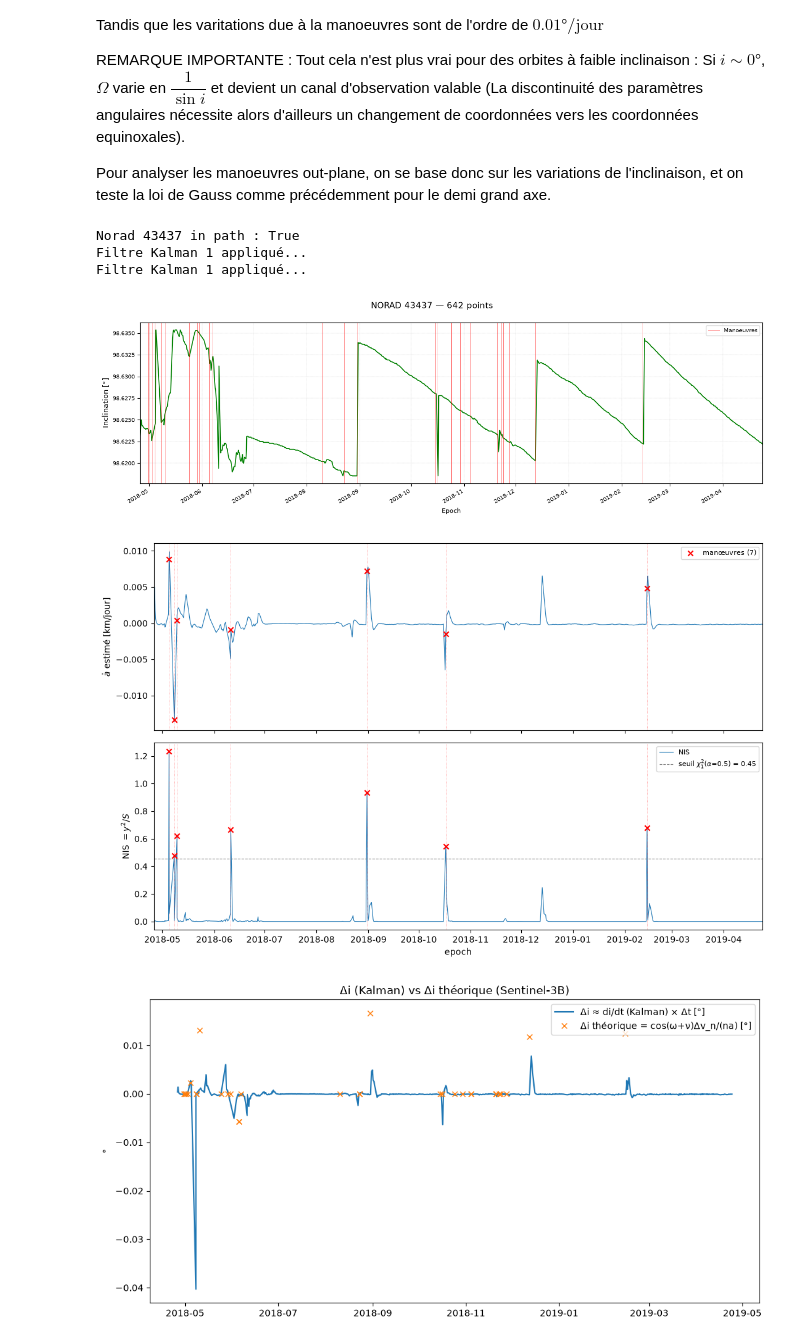
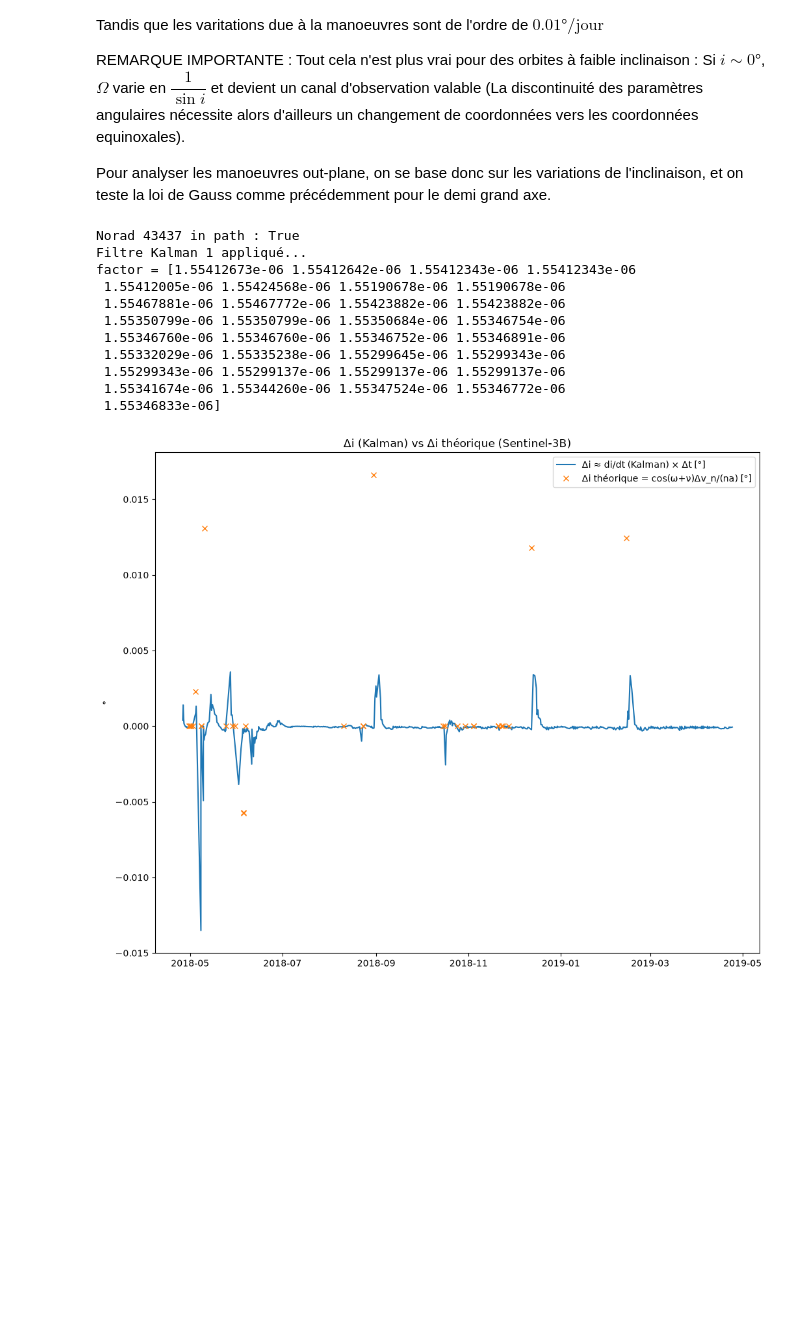
Before and after one commit to etiennechevrolat/ssa-analysis, a Jupyter notebook: src/viz/datasets_analysis.ipynb, the cells around one changed output. Drawn from its saved outputs; the diff is of its cells as text; code cells hidden in the pictures; blank space fills up the shorter version.

```diff
--- a/src/viz/datasets_analysis.ipynb
+++ b/src/viz/datasets_analysis.ipynb
@@ -683,7 +740,7 @@ df_TLE= (
     )
 
 ## On plot la série de l'inclinaison avec les manoeuvres
-plot_time_series(path_TLE_s3b,norad, 'inclination', maneuvers=maneuvers_dates)
+ #plot_time_series(path_TLE_s3b,norad, 'inclination', maneuvers=maneuvers_dates)
 
 
 
@@ -691,10 +748,10 @@ import numpy as np
 import matplotlib.pyplot as plt
 
 # On calcule des valeurs filtrées des variations de i , il faut adapter r = bruit de mesure sur i, bcp plus petit que pour a
-residus, nis, i_dot = kalman_filter_ordre_1(df_TLE, var_Q = 0.00013, r = 0.0001, metrique = 'inclination')
+residus, nis, i_dot = kalman_filter_ordre_1(df_TLE, var_Q = 0.00013, r = 0.001, metrique = 'inclination')
 
 # On affiche aussi le résultat du filtage.
-detect_kalman(df_TLE, ordre=1, var_Q = 0.00013, r=0.0001, alpha=0.5, metrique = 'inclination')
+# detect_kalman(df_TLE, ordre=1, var_Q = 0.00013, r=0.0001, alpha=0.5, metrique = 'inclination')
 
 
 # i_dot n'a que n-1 valeurs (une par transition k-1 -> k), aligné sur epoch[1:]
@@ -712,39 +769,51 @@ burn_epoch = df_man_in_range['burn_epoch']
 
 
 dv_n_km_j = df_man_in_range['dv_n'] * 86400 / 1000   # m/s -> km/j
 
 df_burns_join = df_man_in_range.select('burn_epoch').join_asof(
     df_TLE.select('epoch', 'sma', 'mean_motion', 'arg_perigee', 'mean_anomaly').sort('epoch'),
     left_on='burn_epoch', right_on='epoch', strategy='nearest'
 )
+
 u_rad = np.deg2rad(df_burns_join['arg_perigee'] + df_burns_join['mean_anomaly'])  # ω+ν, ν≈M (orbite quasi-circulaire)
 n_rad_j_burn = df_burns_join['mean_motion'] * 2 * np.pi
 a_burn = df_burns_join['sma']  # en km
 
 # Δi = cos(ω+ν)/(n a) Δv_n  (Gauss, orbite quasi-circulaire r≈a), converti en degrés
-delta_i_th = np.rad2deg(
-    np.cos(u_rad).to_numpy() * dv_n_km_j.to_numpy() / (n_rad_j_burn.to_numpy() * a_burn.to_numpy())
+factor =  np.cos(u_rad).to_numpy() / (n_rad_j_burn.to_numpy() * a_burn.to_numpy())
+
+print(f"factor = {factor}")
+delta_i_th = np.rad2deg(factor * dv_n_km_j.to_numpy()
 )
 
 delta_t = np.diff(df_TLE['epoch'].to_numpy()) / np.timedelta64(1, "D")
 
 ## On calcule Δi approximatif à partir de i_dot (filtre Kalman) et Δt
 delta_i_approx = i_dot * delta_t
 
 ## Affichage de la figure
-fig, ax = plt.subplots(figsize = (12,6))
+fig, ax = plt.subplots(figsize = (12,10))
+
 ax.plot(epoch, delta_i_approx, color="tab:blue", label="Δi ≈ di/dt (Kalman) × Δt [°]")
-ax.plot(burn_epoch, delta_i_th, color="tab:orange", marker="x", linestyle="None",
+
+ax.plot(burn_epoch, delta_i_th, color="tab:orange", marker = 'x', linestyle="None",
         label="Δi théorique = cos(ω+ν)Δv_n/(na) [°]")
 ax.set_ylabel("°")
+
 ax.legend(loc="upper right")
 plt.title("Δi (Kalman) vs Δi théorique (Sentinel-3B)")
-fig.savefig(FIG_DIR / "s3b_delta_i_kalman_vs_theorique.png", dpi=150, bbox_inches="tight")
+# fig.savefig(FIG_DIR / "s3b_delta_i_kalman_vs_theorique.png", dpi=150, bbox_inches="tight")
 plt.show()
 # %% [output]
 Norad 43437 in path : True
 Filtre Kalman 1 appliqué...
-Filtre Kalman 1 appliqué...
+factor = [1.55412673e-06 1.55412642e-06 1.55412343e-06 1.55412343e-06
+ 1.55412005e-06 1.55424568e-06 1.55190678e-06 1.55190678e-06
+ 1.55467881e-06 1.55467772e-06 1.55423882e-06 1.55423882e-06
+ 1.55350799e-06 1.55350799e-06 1.55350684e-06 1.55346754e-06
+ 1.55346760e-06 1.55346760e-06 1.55346752e-06 1.55346891e-06
+ 1.55332029e-06 1.55335238e-06 1.55299645e-06 1.55299343e-06
+ 1.55299343e-06 1.55299137e-06 1.55299137e-06 1.55299137e-06
+ 1.55341674e-06 1.55344260e-06 1.55347524e-06 1.55346772e-06
+ 1.55346833e-06]
-[figure, old version]
+[figure, new version]
-[figure, removed]
-[figure, removed]
```
Also changed, not shown: parts of 7 cells of this notebook, 22 other files.
